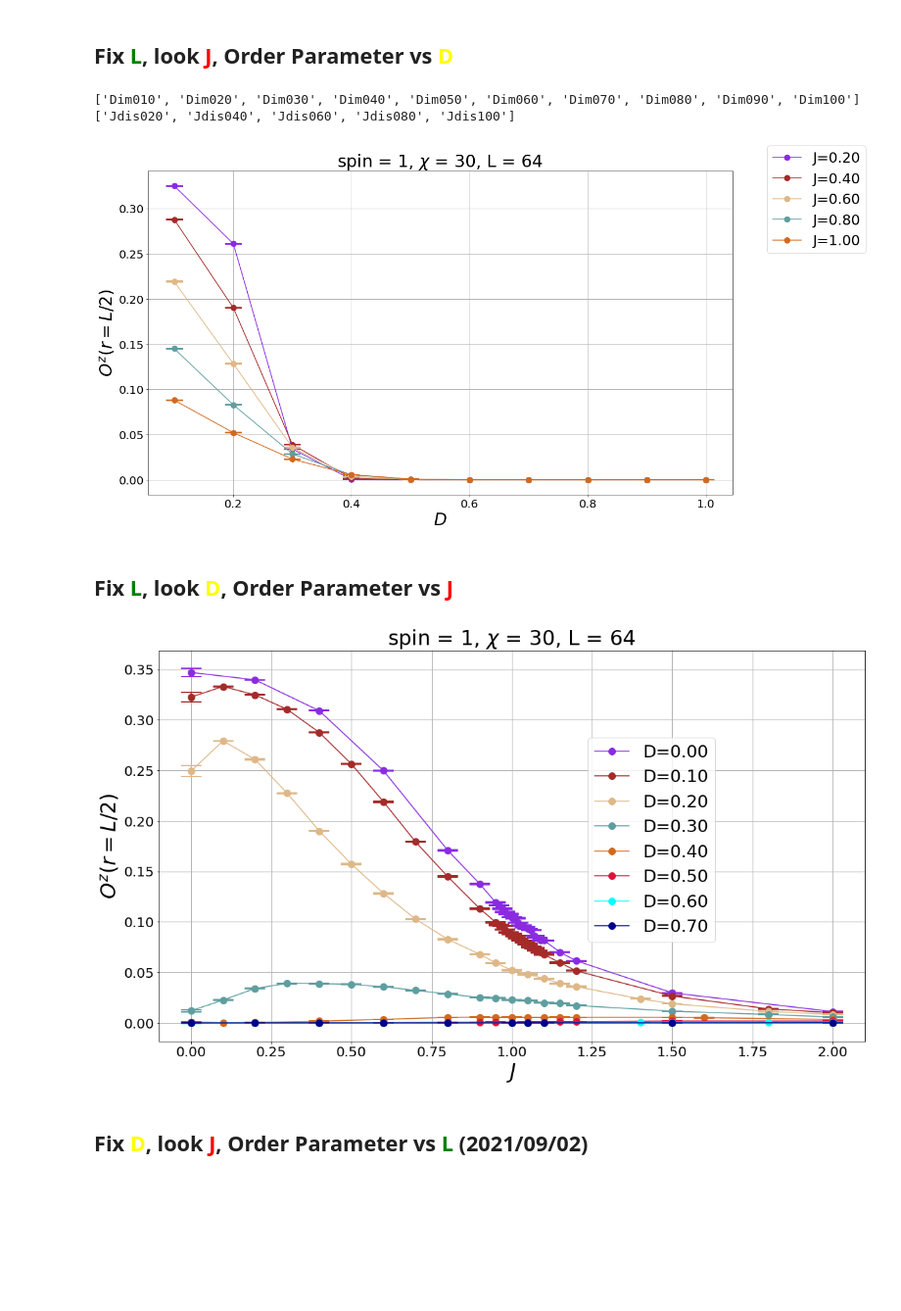
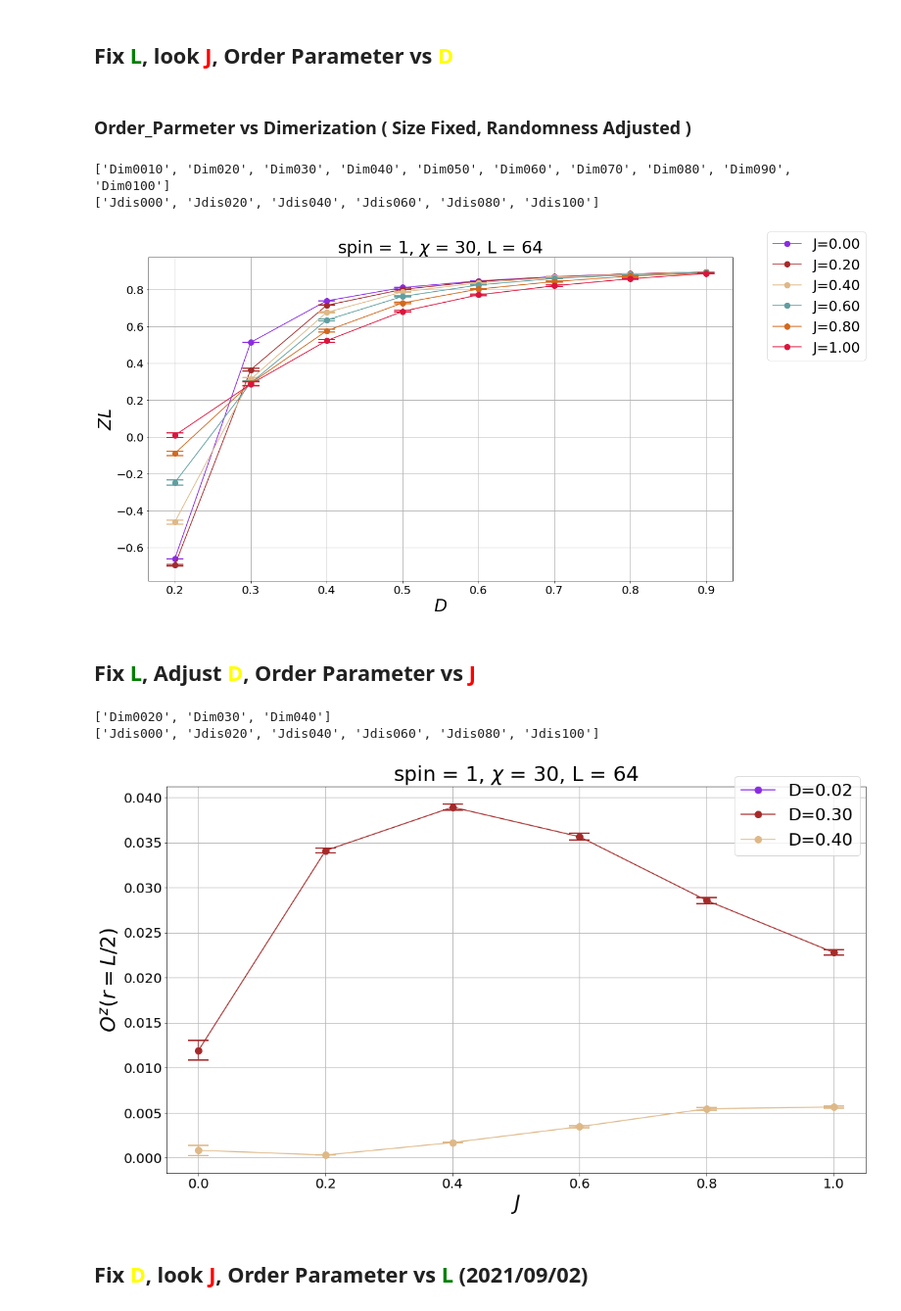
Before and after one commit to aronton/tSDRG_DataAnalysis, a Jupyter notebook: Plot-spin1.ipynb, the cells around one changed output. Shown at 98% size. Cells and saved outputs as stored; diff of their text form; code cells hidden in the pictures; blank space fills up the shorter version.

```diff
--- a/Plot-spin1.ipynb
+++ b/Plot-spin1.ipynb
@@ -249,23 +216,25 @@ plt.show()
 [figure]
 # %% [markdown]
 ## Fix **<font color = green>L</font>**, look **<font color = red>J</font>**, **Order Parameter** vs **<font color = yellow>D</font>**
+# %% [markdown]
+### Order_Parmeter vs Dimerization ( Size Fixed, Randomness Adjusted ) ###
 # %%
-OrderPara = "SOP"   ## Choose SOP or ZL
+OrderPara = "ZL"   ## Choose SOP or ZL
 Ls = [64]
 Dimer = []
 Jdis = []
 
 
-init_D = 0      ## Dim010 = 0.1
+init_D = 10      ## Dim010 = 0.1
 final_D = 100   ## Dim100 = 1.0
 dD= 10
-DD = (final_D - init_D)/dD
+DD = (final_D - init_D)/dD+1
 for i in range (int(DD)):
-    strD = "Dim00" + str((i+1)*dD+init_D)
-    if ((i+1)*dD >= 10):
-        strD = "Dim0" + str((i+1)*dD+init_D)
-    if ((i+1)*dD >= 100):
-        strD = "Dim" + str((i+1)*dD+init_D)
+    strD = "Dim00" + str((i)*dD+init_D)
+    if ((i)*dD >= 10):
+        strD = "Dim0" + str((i)*dD+init_D)
+    if ((i)*dD >= 100):
+        strD = "Dim" + str((i)*dD+init_D)
     Dimer.append(strD)
 
 print(Dimer)
@@ -274,13 +243,13 @@ print(Dimer)
 init_J = 0      ## Dim010 = 0.1
 final_J = 100   ## Dim100 = 1.0
 dJ= 20
-DJ = (final_J - init_J)/dJ
+DJ = (final_J - init_J)/dJ+1
 for i in range (int(DJ)):
-    strJ = "Jdis00" + str((i+1)*dJ+init_J)
-    if ((i+1)*dJ >= 10):
-        strJ = "Jdis0" + str((i+1)*dJ+init_J)
-    if ((i+1)*dJ >= 100):
-        strJ = "Jdis" + str((i+1)*dJ+init_J)
+    strJ = "Jdis00" + str((i)*dJ+init_J)
+    if ((i)*dJ >= 10):
+        strJ = "Jdis0" + str((i)*dJ+init_J)
+    if ((i)*dJ >= 100):
+        strJ = "Jdis" + str((i)*dJ+init_J)
     Jdis.append(strJ)
 
 
@@ -341,16 +310,46 @@ fig = plt.gcf()
 fig.set_size_inches(18.5, 10.5)
 plt.show()
 # %% [output]
-['Dim010', 'Dim020', 'Dim030', 'Dim040', 'Dim050', 'Dim060', 'Dim070', 'Dim080', 'Dim090', 'Dim100']
-['Jdis020', 'Jdis040', 'Jdis060', 'Jdis080', 'Jdis100']
+['Dim0010', 'Dim020', 'Dim030', 'Dim040', 'Dim050', 'Dim060', 'Dim070', 'Dim080', 'Dim090', 'Dim0100']
+['Jdis000', 'Jdis020', 'Jdis040', 'Jdis060', 'Jdis080', 'Jdis100']
-[figure, old version]
+[figure, new version]
 # %% [markdown]
-## Fix **<font color = green>L</font>**, look **<font color = yellow>D</font>**, **Order Parameter** vs **<font color = red>J</font>**
+## Fix **<font color = green>L</font>**, Adjust **<font color = yellow>D</font>**, **Order Parameter** vs **<font color = red>J</font>**
 # %%
 OrderPara = "SOP"  ## Choose SOP or ZL
 Ls = [64]
-Dimer = ["Dim000","Dim010","Dim020","Dim030","Dim040","Dim050","Dim060","Dim070"]
-Jdis = ALL_Jdis
+
+Dimer=[]
+Jdis=[]
+
+init_D = 20      ## Dim010 = 0.1
+final_D = 40   ## Dim100 = 1.0
+dD= 10
+DD = (final_D - init_D)/dD+1
+for i in range (int(DD)):
+    strD = "Dim00" + str((i)*dD+init_D)
+    if ((i)*dD >= 10):
+        strD = "Dim0" + str((i)*dD+init_D)
+    if ((i)*dD >= 100):
+        strD = "Dim" + str((i)*dD+init_D)
+    Dimer.append(strD)
+
+print(Dimer)
+
+
+init_J = 0      ## Dim010 = 0.1
+final_J = 100   ## Dim100 = 1.0
+dJ= 20
+DJ = (final_J - init_J)/dJ+1
+for i in range (int(DJ)):
+    strJ = "Jdis00" + str((i)*dJ+init_J)
+    if ((i)*dJ >= 10):
+        strJ = "Jdis0" + str((i)*dJ+init_J)
+    if ((i)*dJ >= 100):
+        strJ = "Jdis" + str((i)*dJ+init_J)
+    Jdis.append(strJ)
+
+print(Jdis)
 
 if (OrderPara == "SOP"):
     Para = "O^z"
@@ -380,34 +379,36 @@ for l in range(len(Ls)):
                 # print(dimer + ' does not exist!!!')
                 continue
 
             df = pd.read_csv(myfile)
 
             if (OrderPara == "SOP" and spin == 2):
                 mean = {'Jdis':J, Para:-1*df[Para][0], 'error':df["error"][0]}
             else:
                 mean = {'Jdis':J, Para:df[Para][0], 'error':df["error"][0]}
             dfplt.loc[j] = mean
 
         plt.plot(dfplt['Jdis'], dfplt[Para], marr[l], color=carr[l+d], markersize = font_size/3, label = 'D=%.2f' %(D))
         plt.errorbar(dfplt['Jdis'], dfplt[Para], yerr=dfplt['error'], linestyle='None', capsize=font_size/2, capthick=font_size/15, color=carr[l+d], label=None)
 
 plt.xticks(fontsize=font_size/1.5)
 plt.yticks(fontsize=font_size/1.5)
 plt.xlabel(r'$J$', fontsize=font_size)
 plt.ylabel(ylable, fontsize=font_size)
 # plt.xlim(2.5,6)
 # plt.ylim(0.0, 0.02)
 #plt.xscale('log')
 #plt.yscale('log')
 plt.grid(linestyle='-', linewidth=1)
 plt.title('spin = %s, $\chi$ = %d, L = %d' % (spin, M, L), fontsize=font_size)
 plt.legend(bbox_to_anchor=(0.8, 0.8), loc = 'best',fontsize=font_size*5/6)
 # plt.savefig('L'+ str(L) +'_Spin'+ str(spin) +'_' + BC + '_P'+ str(P) +'_m'+ str(M) +'_Oz-Jdis.pdf', format='pdf', dpi=4000)
 fig = plt.gcf()
 fig.set_size_inches(18.5, 10.5)
 plt.show()
 # %% [output]
+['Dim0020', 'Dim030', 'Dim040']
+['Jdis000', 'Jdis020', 'Jdis040', 'Jdis060', 'Jdis080', 'Jdis100']
-[figure, old version]
+[figure, new version]
 # %% [markdown]
 ## Fix **<font color = yellow>D</font>**, look **<font color = red>J</font>**, **Order Parameter** vs **<font color = green>L</font>** (2021/09/02)
 # %%
```
Also changed, not shown: parts of 1 cell of this notebook.
